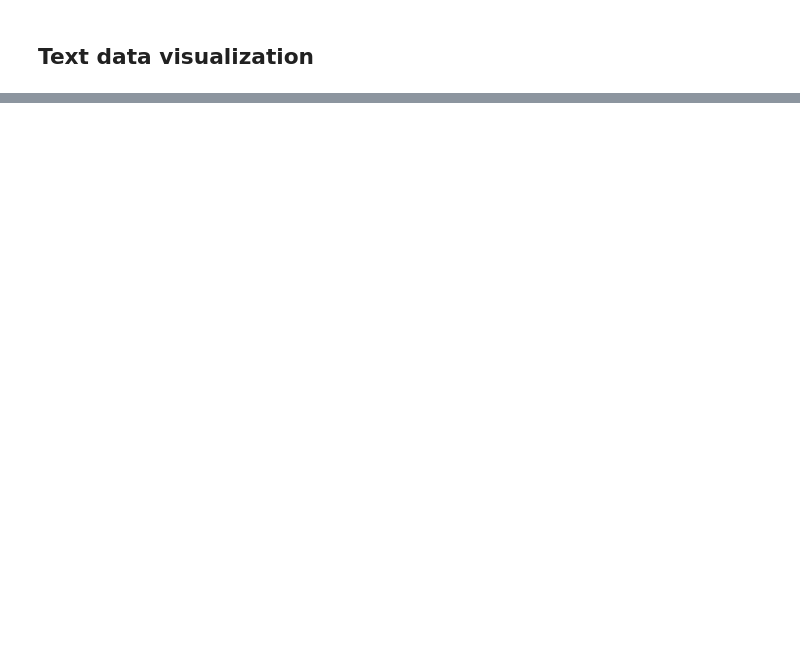
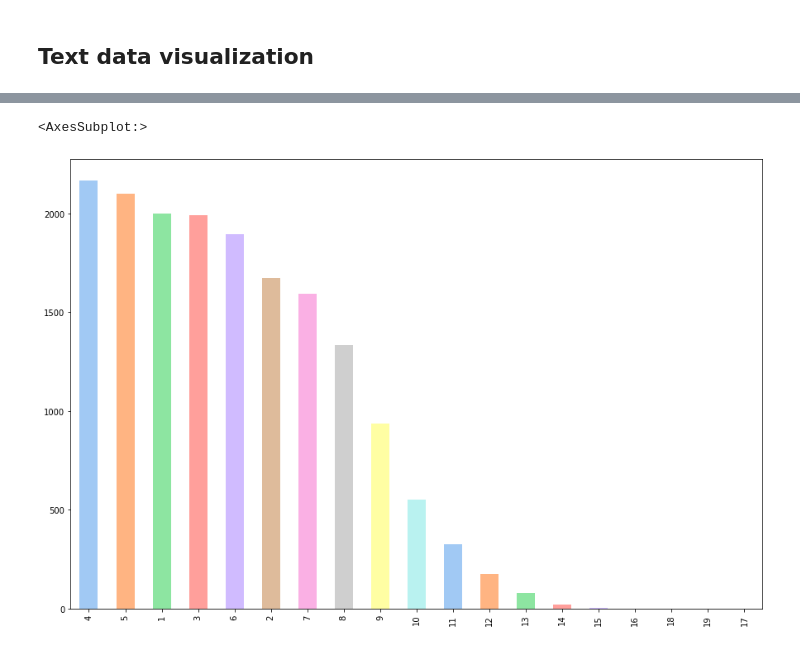
Before and after one commit to avikumart/Cyberbullying-Detection-NLP, a Jupyter notebook: cyberbullying-detection-nlp1.ipynb, the cells around one changed output, grey strips where cells are left out. Cells and saved outputs as stored; diff of their text form; code cells hidden in the pictures; blank space fills up the shorter version.

```diff
--- a/cyberbullying-detection-nlp1.ipynb
+++ b/cyberbullying-detection-nlp1.ipynb
@@ -552,2 +573,5 @@ ndf.head()
 # %% [markdown]
 ## Text data visualization
+# %%
+ndf['word_count'] = ndf['correct_text'].apply(lambda x: len(str(x).split(" ")))
+ndf['word_count']
@@ -553,0 +591,7 @@ ndf.head()
+# %%
+# Visualizing number of words in each sentences
+plt.figure(figsize=(15,10))
+ndf['word_count'].value_counts().plot(kind='bar', color=sns.color_palette('pastel'))
+# %% [output]
+<AxesSubplot:>
+[figure, added]
```
Also changed, not shown: parts of 21 cells of this notebook.
